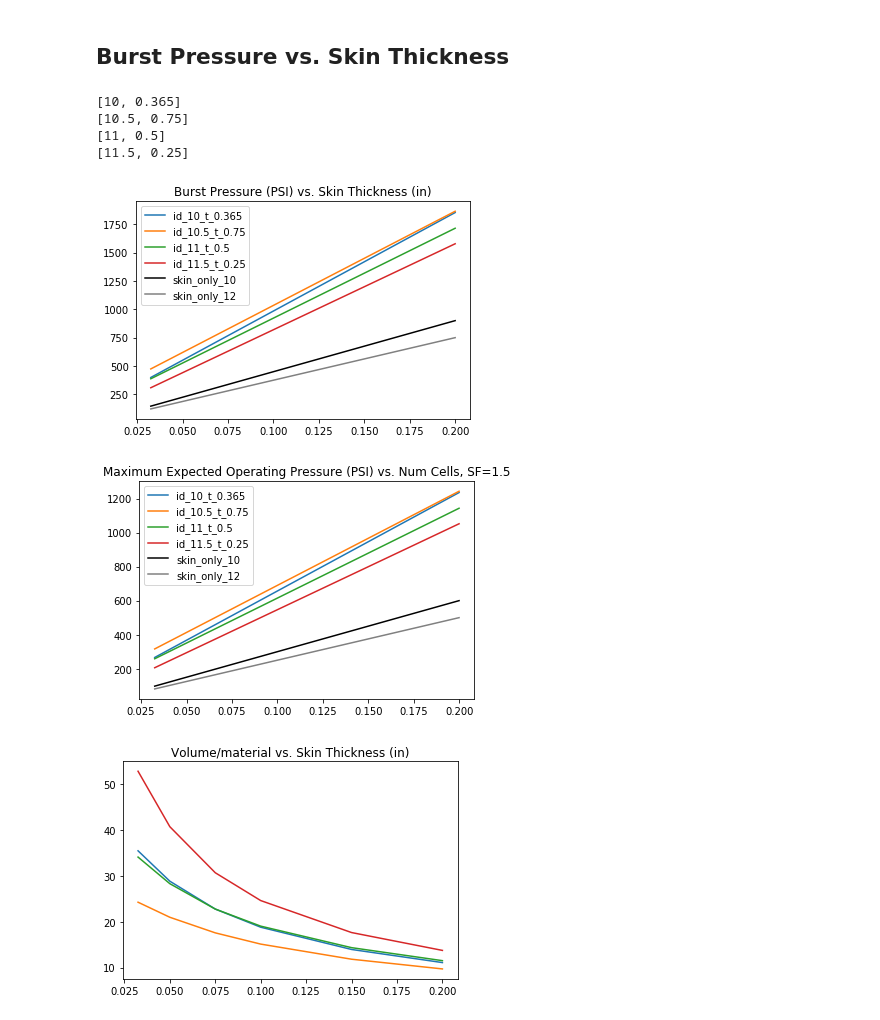
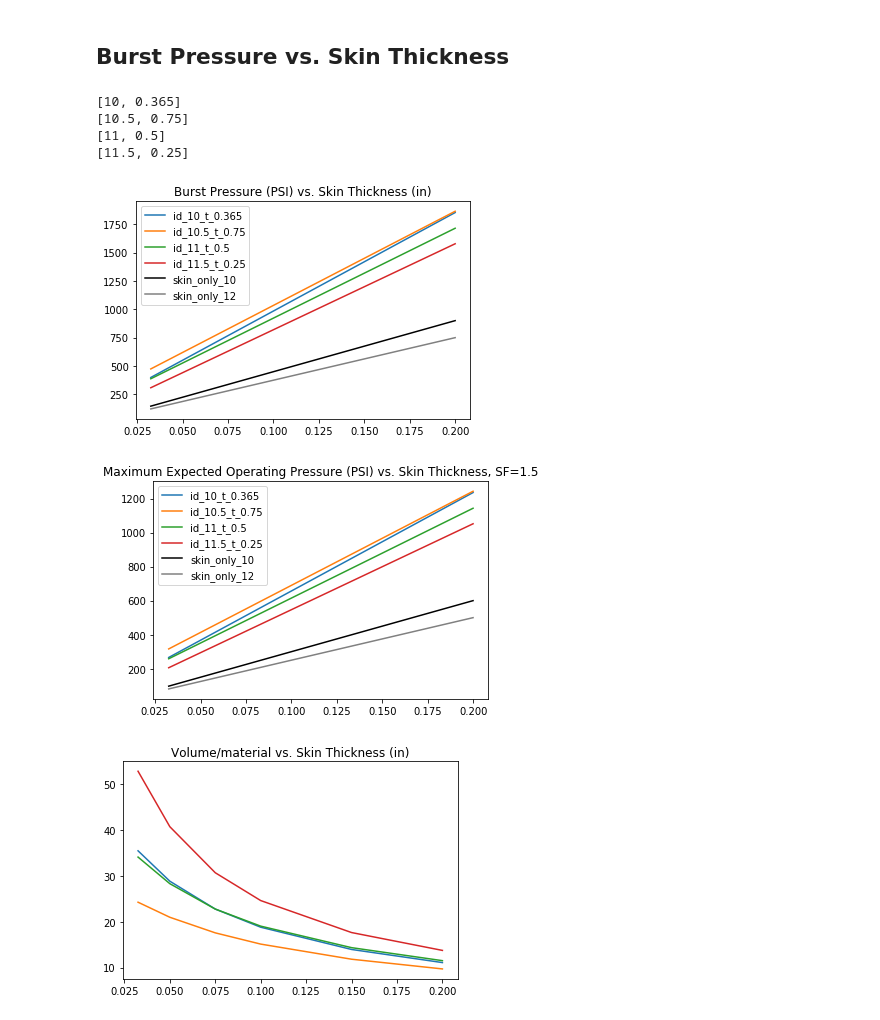
Before and after one commit to psas/lv4-isotank, a Jupyter notebook: lv4/parametric_design_space.ipynb, the cells around one changed output. Cells and saved outputs as stored; diff of their text form; code cells hidden in the pictures.

```diff
--- a/lv4/parametric_design_space.ipynb
+++ b/lv4/parametric_design_space.ipynb
@@ -167,34 +167,34 @@ plt.plot(skin_thicknesses,p_burst_skin_10,label='skin_only_10', color='black')
 plt.plot(skin_thicknesses,p_burst_skin_12,label='skin_only_12', color='gray')
 plt.legend()
 
 # Operating pressures
-max_p_plot = plt.figure(2)
-plt.title('Maximum Expected Operating Pressure (PSI) vs. Num Cells, SF='+str(safety_factor))
+max_p_plot = plt.figure(5)
+plt.title('Maximum Expected Operating Pressure (PSI) vs. Skin Thickness, SF='+str(safety_factor))
 for item in skin_results:
     burst_p = item[4]
     op_p = []
     for p in burst_p:
         op_p.append(p/safety_factor)
     plt.plot(item[2], op_p,label='id_'+str(item[0])+'_t_'+str(item[1]))
 p_burst_skin_10 = []
 p_burst_skin_12 = []
 for skin_t in skin_thicknesses:
     p_burst_skin_10.append(F_tu*1000*skin_t/10/safety_factor)
     p_burst_skin_12.append(F_tu*1000*skin_t/12/safety_factor)
 plt.plot(skin_thicknesses,p_burst_skin_10,label='skin_only_10', color='black')
 plt.plot(skin_thicknesses,p_burst_skin_12,label='skin_only_12', color='gray')
 plt.legend()
 
 # Volume Ratio
 p_to_area_plot = plt.figure(6)
 plt.title('Volume/material vs. Skin Thickness (in)')
 for item in skin_results:
     plt.plot(item[2], item[5])
 # %% [output]
 [10, 0.365]
 [10.5, 0.75]
 [11, 0.5]
 [11.5, 0.25]
 [figure]
-[figure, old version]
+[figure, new version]
 [figure]
```
Also changed, not shown: parts of 2 cells of this notebook.
